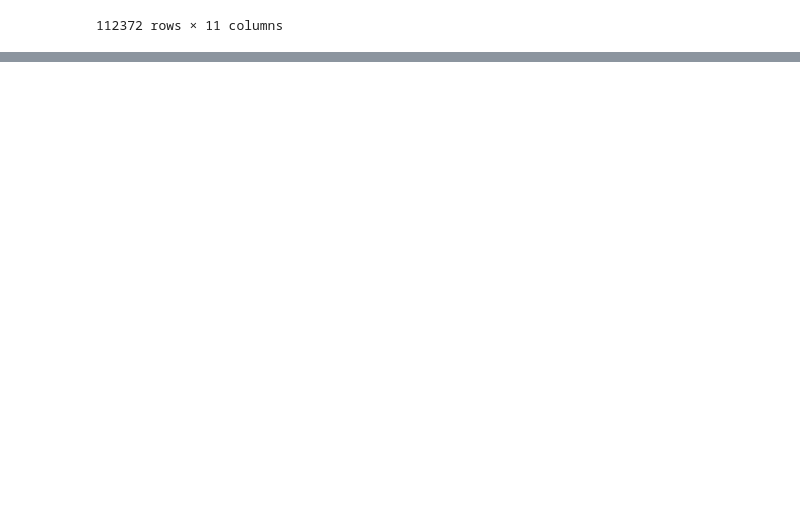
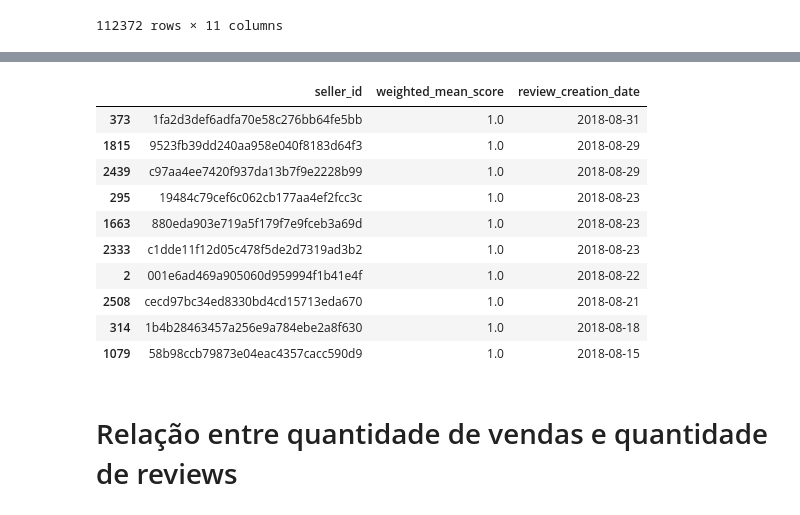
Before and after one commit to BaRobles/Compass_Data_Science, a Jupyter notebook: 1.Sprint.Compass.ipynb, the cells around one changed output, grey strips where cells are left out. Saved outputs shown, nothing was run; the diff lists cells and outputs as text; code cells hidden in the pictures; blank space fills up the shorter version.

```diff
--- a/1.Sprint.Compass.ipynb
+++ b/1.Sprint.Compass.ipynb
@@ -860,0 +839,12 @@ See the caveats in the documentation: https://pandas.pydata.org/pandas-docs/stab
+# %%
+# Calculando a média ponderada dos piores:
+
+# Calculando a quantidade de avaliações por vendedor
+num_reviews_per_seller = merged_reviews_sellers['seller_id'].value_counts()
+
+# Calculando a média ponderada dos scores por vendedor
+weighted_mean_scores = merged_reviews_sellers.groupby('seller_id').apply(\
+    lambda x: (x['review_score'] * num_reviews_per_seller[x.name]).sum()\
+    / num_reviews_per_seller[x.name]).reset_index(name='weighted_mean_score')
+
+weighted_mean_scores.sort_values('weighted_mean_score').head(10)
@@ -860,0 +867,24 @@ See the caveats in the documentation: https://pandas.pydata.org/pandas-docs/stab
+# %%
+# Calculando a data da avaliação mais recente para cada vendedor
+latest_review_date = merged_reviews_sellers.groupby('seller_id')['review_creation_date'].max().reset_index()
+
+# Juntando as informações de média ponderada e data da avaliação mais recente em um único DataFrame
+weighted_mean_scores_order = pd.merge(weighted_mean_scores, latest_review_date, on='seller_id')
+
+bottom_10_sellers_weighted = weighted_mean_scores_order.sort_values(by=['weighted_mean_score', 'review_creation_date'], ascending=[False, False]).nsmallest(10, 'weighted_mean_score')
+
+bottom_10_sellers_weighted
+# %% [output]
+|  | seller_id | weighted_mean_score | review_creation_date |
+| 373 | 1fa2d3def6adfa70e58c276bb64fe5bb | 1.0 | 2018-08-31 |
+| 1815 | 9523fb39dd240aa958e040f8183d64f3 | 1.0 | 2018-08-29 |
+| 2439 | c97aa4ee7420f937da13b7f9e2228b99 | 1.0 | 2018-08-29 |
+| 295 | 19484c79cef6c062cb177aa4ef2fcc3c | 1.0 | 2018-08-23 |
+| 1663 | 880eda903e719a5f179f7e9fceb3a69d | 1.0 | 2018-08-23 |
+| 2333 | c1dde11f12d05c478f5de2d7319ad3b2 | 1.0 | 2018-08-23 |
+| 2 | 001e6ad469a905060d959994f1b41e4f | 1.0 | 2018-08-22 |
+| 2508 | cecd97bc34ed8330bd4cd15713eda670 | 1.0 | 2018-08-21 |
+| 314 | 1b4b28463457a256e9a784ebe2a8f630 | 1.0 | 2018-08-18 |
+| 1079 | 58b98ccb79873e04eac4357cacc590d9 | 1.0 | 2018-08-15 |
+# %% [markdown]
+# Relação entre quantidade de vendas e quantidade de reviews
```
Also changed, not shown: parts of 29 cells of this notebook.
